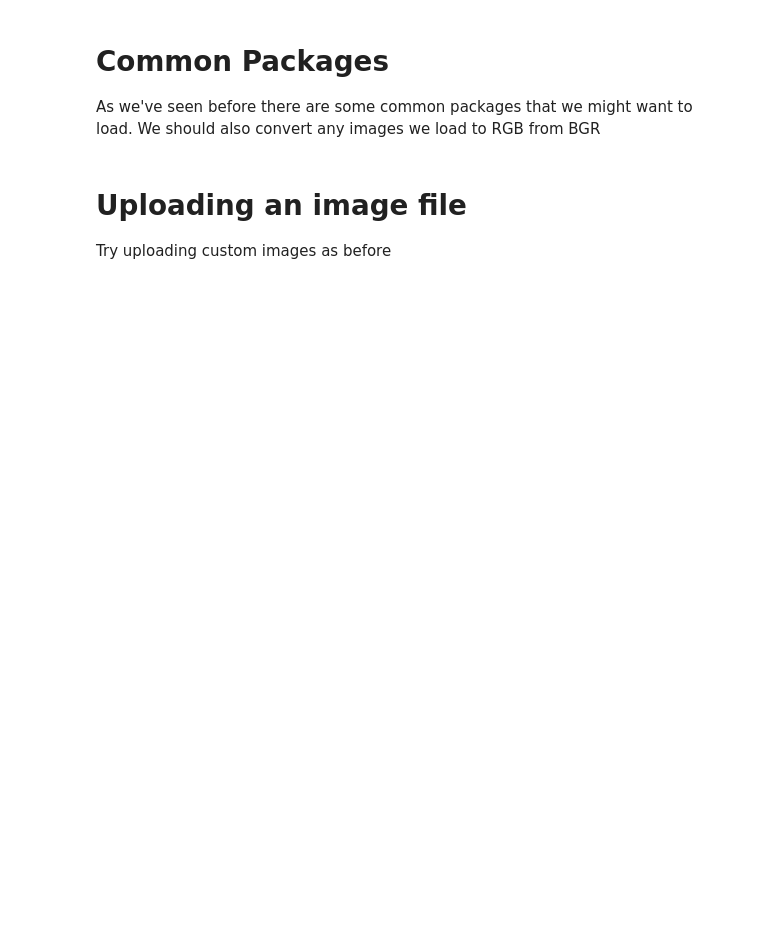
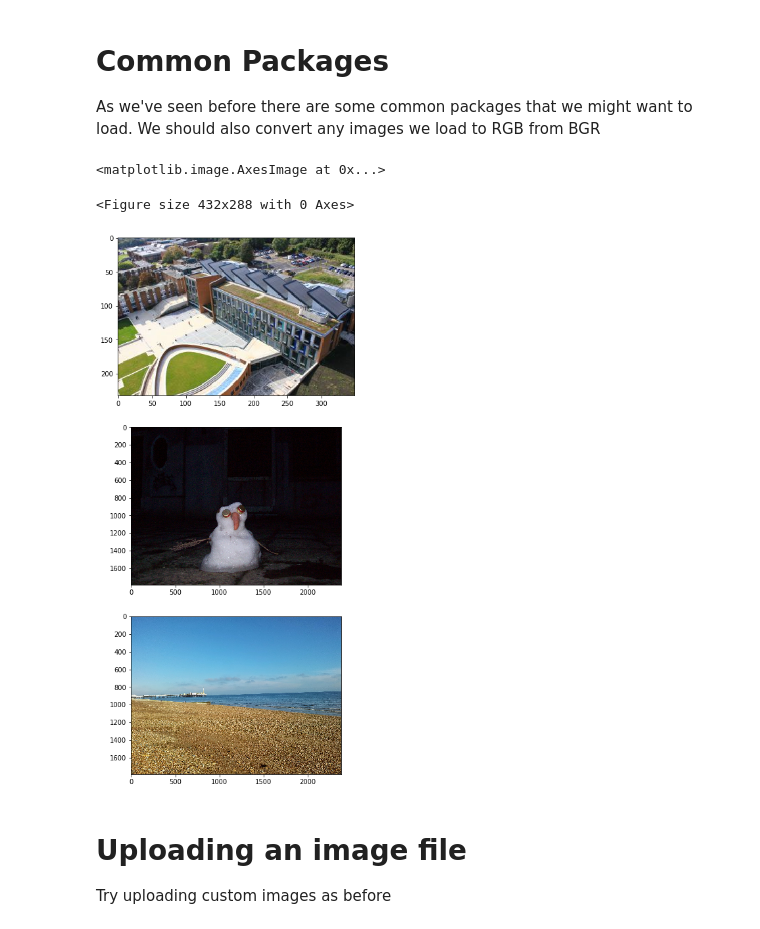
Before and after one commit to LordLean/Computer-Vision, a Jupyter notebook: CV_Labs/CV_Lab2.ipynb, the cells around one changed output. Cells and saved outputs as stored; diff of their text form; code cells hidden in the pictures; blank space fills up the shorter version.

```diff
--- a/CV_Labs/CV_Lab2.ipynb
+++ b/CV_Labs/CV_Lab2.ipynb
@@ -18,18 +36,30 @@ The best thing to do would be to save a copy of this notebook in your personal g
 As we've seen before there are some common packages that we might want to load. We should also convert any images we load to RGB from BGR
 # %%
 %matplotlib inline
+from matplotlib.pyplot import figure
 from matplotlib import pyplot as plt
 import cv2
 import numpy as np
 
+plt.figure()
+f,ax = plt.subplots(3,1, figsize = (15,15))
+
 img = cv2.imread('./sussex.jpg')
-img = cv2.cvtColor(img, cv2.COLOR_BGR2RGB)
+img = img[:,:,::-1]
 
 img_ss = cv2.imread('./sad_snowman.jpg')
 img_ss = cv2.cvtColor(img_ss, cv2.COLOR_BGR2RGB)
 
 img_bb = cv2.imread('./bri_beach.jpg')
 img_bb = cv2.cvtColor(img_bb, cv2.COLOR_BGR2RGB)
+
+ax[0].imshow(img)
+ax[1].imshow(img_ss)
+ax[2].imshow(img_bb)
+# %% [output]
+<matplotlib.image.AxesImage at 0x...>
+<Figure size 432x288 with 0 Axes>
+[figure, added]
 # %% [markdown]
 # Uploading an image file
 Try uploading custom images as before
```
Also changed, not shown: parts of 23 cells of this notebook.
